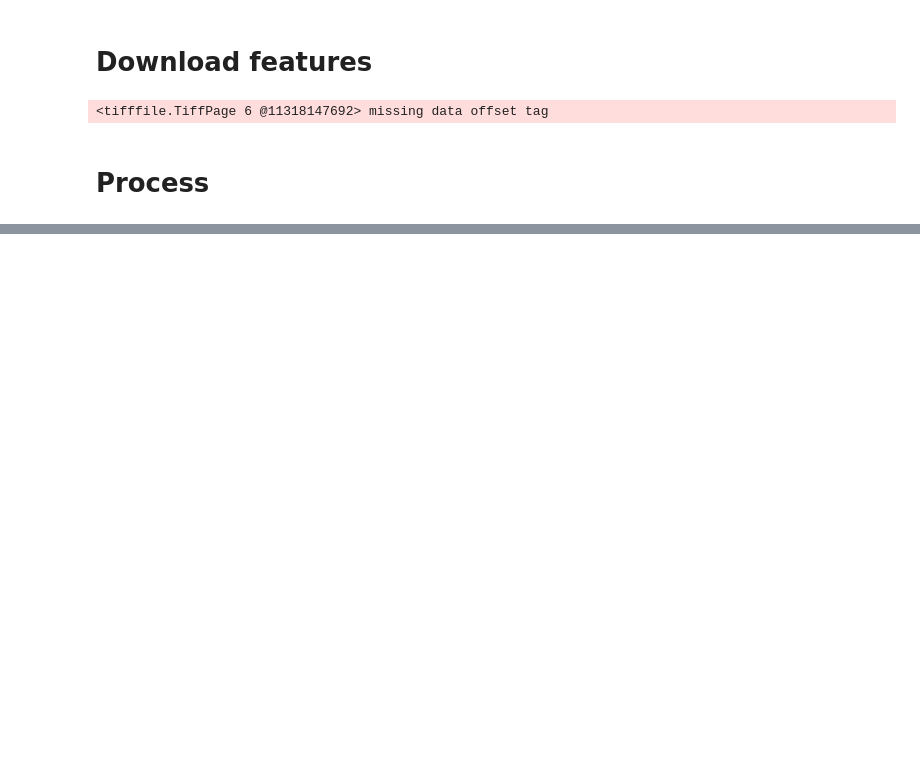
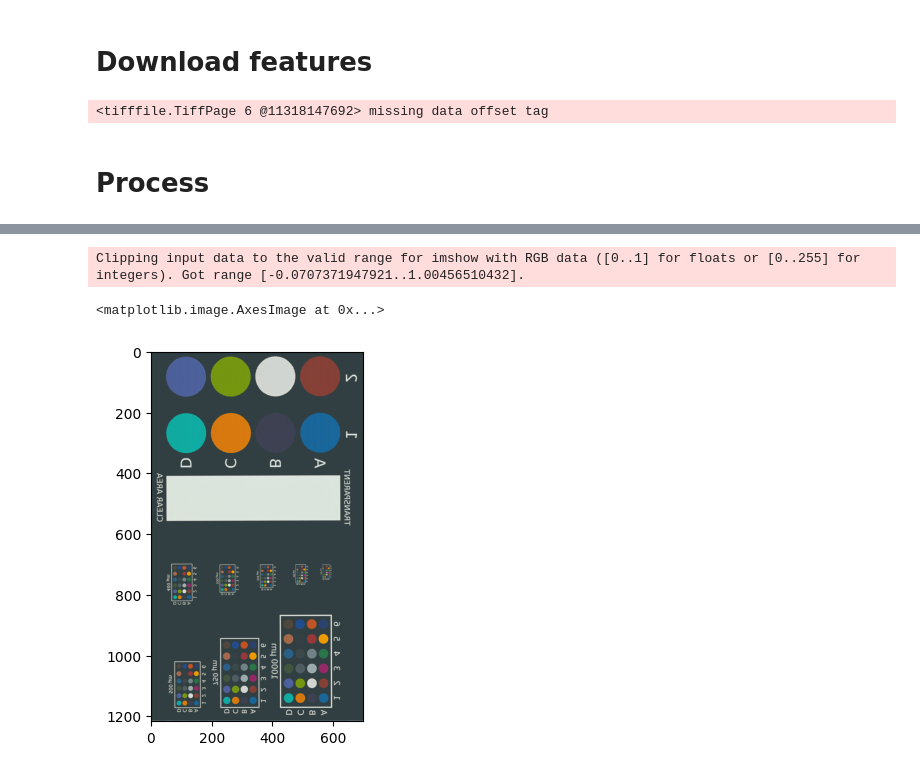
Before and after one commit to slendersold/colour_project, a Jupyter notebook: CCexps.ipynb, the cells around one changed output, grey strips where cells are left out. Saved outputs shown, nothing was run; the diff lists cells and outputs as text; code cells hidden in the pictures; blank space fills up the shorter version.

```diff
--- a/CCexps.ipynb
+++ b/CCexps.ipynb
@@ -103,0 +122,18 @@ images["cor2R1_111"] = img_.reshape(sz[0],sz[1],3)
+# %%
+from sklearn.cross_decomposition import PLSRegression
+
+reg = PLSRegression(n_components=colour_arrays["exp_srgbs"].shape[-1])
+# reg.fit(colour_arrays["exp_srgbs"], colour_arrays["ref_srgbs"])
+reg.fit(colour_arrays["exp_srgbs"], colour_arrays["ref_srgbs"])
+mod_img = images["R1_111"].copy()
+for i, strip in enumerate(mod_img):
+    strip = reg.predict(strip)
+    mod_img[i] = strip.copy()
+
+
+mod_img.min()
+plt.imshow(mod_img)
+# %% [output]
+Clipping input data to the valid range for imshow with RGB data ([0..1] for floats or [0..255] for integers). Got range [-0.0707371947921..1.00456510432].
+<matplotlib.image.AxesImage at 0x...>
+[figure, added]
```
Also changed, not shown: parts of 9 cells of this notebook.
